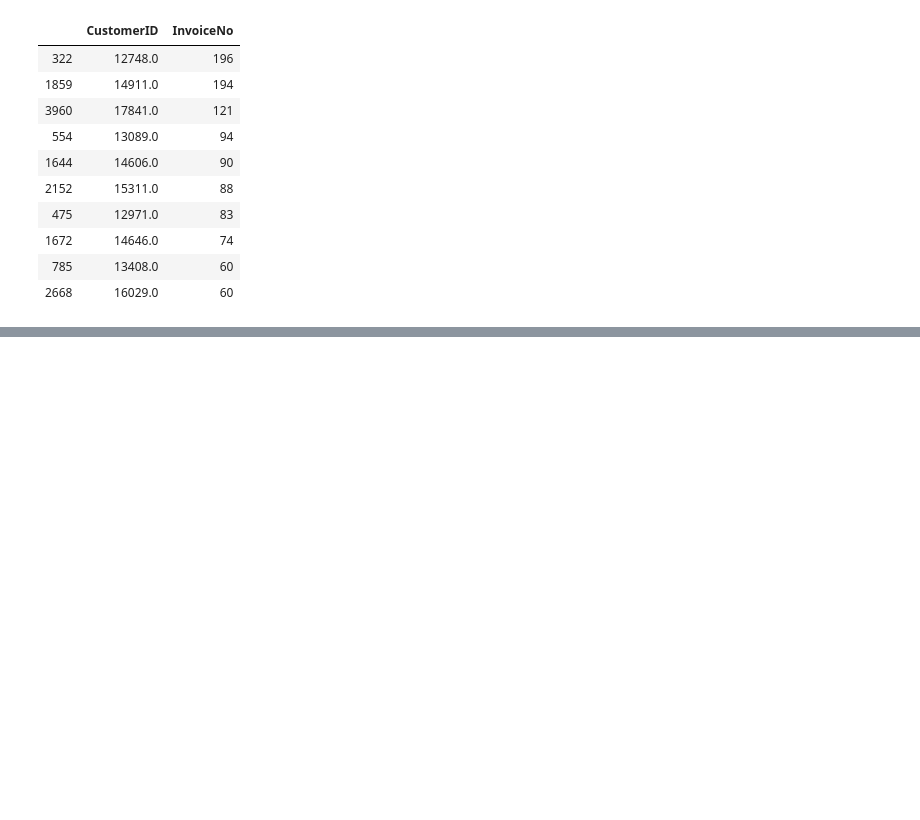
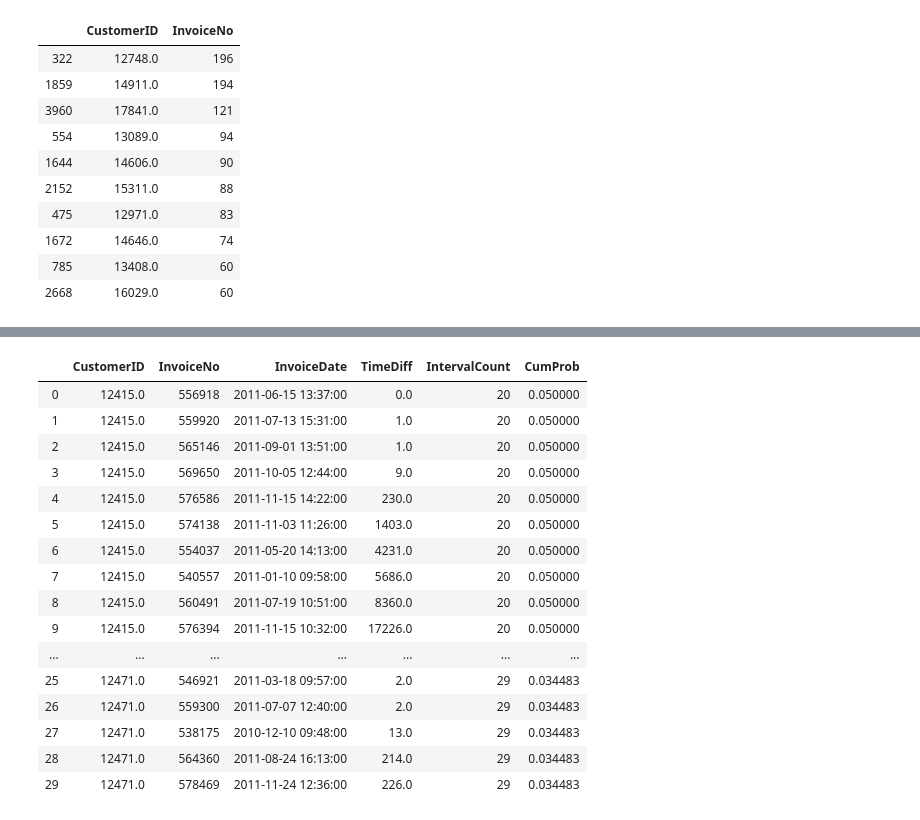
Before and after one commit to sungchien/ecommerce, a Jupyter notebook: 12-customer-churn-detection.ipynb, the cells around one changed output, grey strips where cells are left out. Drawn from its saved outputs; the diff is of its cells as text; code cells hidden in the pictures; blank space fills up the shorter version.

```diff
--- a/12-customer-churn-detection.ipynb
+++ b/12-customer-churn-detection.ipynb
@@ -156,6 +226,26 @@ mc_freq = mc_freq.merge(mc_intervalcount, how="left", on=["CustomerID"])
 # %%
 # 計算每一次購物時間間隔的機率 (1/次數)
 mc_freq = mc_freq.assign(CumProb=1/mc_freq.IntervalCount)
+
+mc_freq.head(30)
+# %% [output]
+|  | CustomerID | InvoiceNo | InvoiceDate | TimeDiff | IntervalCount | CumProb |
+| 0 | 12415.0 | 556918 | 2011-06-15 13:37:00 | 0.0 | 20 | 0.050000 |
+| 1 | 12415.0 | 559920 | 2011-07-13 15:31:00 | 1.0 | 20 | 0.050000 |
+| 2 | 12415.0 | 565146 | 2011-09-01 13:51:00 | 1.0 | 20 | 0.050000 |
+| 3 | 12415.0 | 569650 | 2011-10-05 12:44:00 | 9.0 | 20 | 0.050000 |
+| 4 | 12415.0 | 576586 | 2011-11-15 14:22:00 | 230.0 | 20 | 0.050000 |
+| 5 | 12415.0 | 574138 | 2011-11-03 11:26:00 | 1403.0 | 20 | 0.050000 |
+| 6 | 12415.0 | 554037 | 2011-05-20 14:13:00 | 4231.0 | 20 | 0.050000 |
+| 7 | 12415.0 | 540557 | 2011-01-10 09:58:00 | 5686.0 | 20 | 0.050000 |
+| 8 | 12415.0 | 560491 | 2011-07-19 10:51:00 | 8360.0 | 20 | 0.050000 |
+| 9 | 12415.0 | 576394 | 2011-11-15 10:32:00 | 17226.0 | 20 | 0.050000 |
+| ... | ... | ... | ... | ... | ... | ... |
+| 25 | 12471.0 | 546921 | 2011-03-18 09:57:00 | 2.0 | 29 | 0.034483 |
+| 26 | 12471.0 | 559300 | 2011-07-07 12:40:00 | 2.0 | 29 | 0.034483 |
+| 27 | 12471.0 | 538175 | 2010-12-10 09:48:00 | 13.0 | 29 | 0.034483 |
+| 28 | 12471.0 | 564360 | 2011-08-24 16:13:00 | 214.0 | 29 | 0.034483 |
+| 29 | 12471.0 | 578469 | 2011-11-24 12:36:00 | 226.0 | 29 | 0.034483 |
 # %%
 # 計算累積機率
 mc_freq.CumProb = mc_freq.groupby("CustomerID").CumProb.cumsum()
```
Also changed, not shown: parts of 39 cells of this notebook, 1 other file.
